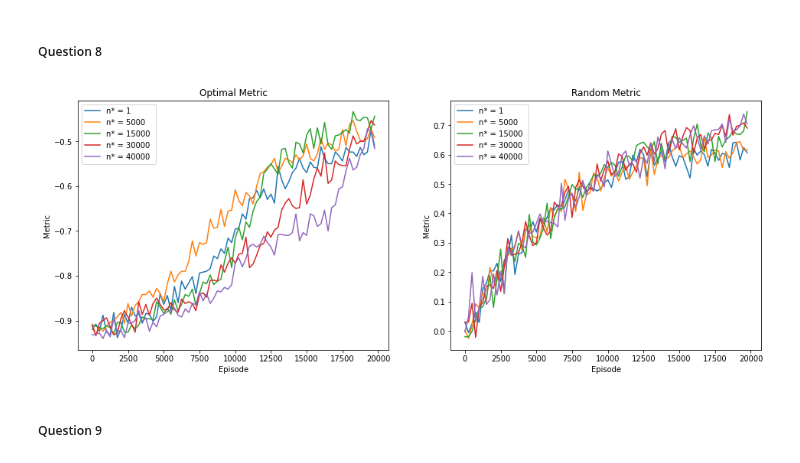
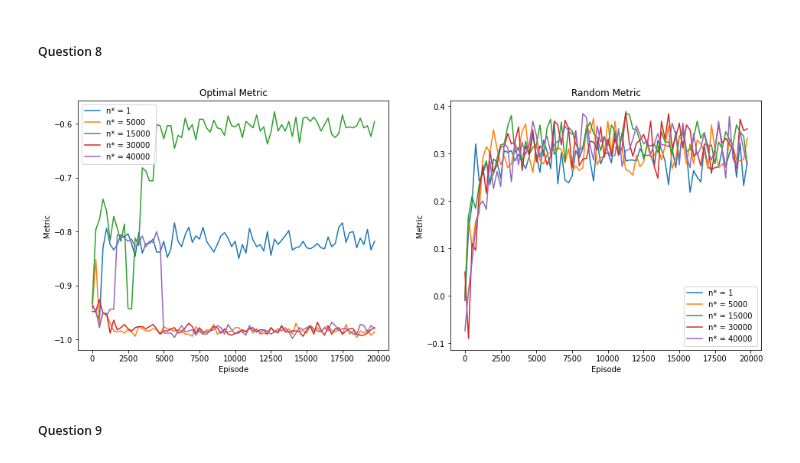
Before and after one commit to mikqs/rl-tic-tac-toe, a Jupyter notebook: 322190_325932.ipynb, the cells around one changed output. Saved outputs shown, nothing was run; the diff lists cells and outputs as text; code cells hidden in the pictures.

```diff
--- a/322190_325932.ipynb
+++ b/322190_325932.ipynb
@@ -50,9 +50,6 @@ class RlAgent():
         # Actions take values between 0 and 9 representing the possible positions on the board
         self.list_of_possible_actions: List[int] = []
 
-        # Initialize the current reward
-        self.reward = 0
-
         # Update current episode number
         self.current_episode = 0
 
@@ -74,9 +71,6 @@ class RlAgent():
         self._update_board(board)
         self._update_list_of_possible_actions()
 
-    def observe_reward(self, reward):
-        # Observe the current reward from the environment
-        self._update_reward(reward)
 
     def update_nb_of_episode_played(self, episode_number):
         self.current_episode = episode_number
@@ -101,7 +95,7 @@ class RlAgent():
         else:
             return self._choose_best_action(current_state)
 
-    def update_q_table(self, current_board_config, current_action, next_board_config, terminal_state = False):
+    def update_q_table(self, current_board_config, current_action, current_reward, next_board_config, terminal_state = False):
         # update the q_table
         current_state = self.get_state_key(current_board_config)
         next_state = self.get_state_key(next_board_config)
@@ -112,9 +106,9 @@ class RlAgent():
 
         if not terminal_state:
             best_action = self._choose_best_action(next_state)
-            self.q_table[current_state][current_action] = self.q_table[current_state][current_action] + self.learning_rate*(self.reward + self.discount_factor*(self.q_table[next_state][best_action]) - self.q_table[current_state][current_action])
+            self.q_table[current_state][current_action] = self.q_table[current_state][current_action] + self.learning_rate*(current_reward + self.discount_factor*(self.q_table[next_state][best_action]) - self.q_table[current_state][current_action])
         else:
-            self.q_table[current_state][current_action] = self.q_table[current_state][current_action] + self.learning_rate*(self.reward - self.q_table[current_state][current_action])
+            self.q_table[current_state][current_action] = self.q_table[current_state][current_action] + self.learning_rate*(current_reward - self.q_table[current_state][current_action])
 
     def _update_board(self, board):
         # Get's the latest board configuration from the Game
@@ -129,10 +123,6 @@ class RlAgent():
                 available_actions.append(i)
         self.list_of_possible_actions = available_actions
         return self.list_of_possible_actions
-
-    def _update_reward(self, reward):
-        # Updates the current reward
-        self.reward = reward
 
     def _choose_best_action(self, current_state):
         self._create_new_state_entries_if_needed(current_state)
@@ -618,40 +589,36 @@ for epsilon in list_of_epsilons:
 # %%
 # Training by playing against it self with decreasing epsilon (Question 8)
 
 # RL Hyper-params
 number_of_episodes = 20000
 epsilon_min,epsilon_max = 0.1, 0.8
 
 # Environment
 environment = TictactoeEnv()
 
 # plots
 fig, axes = plt.subplots(1,2,figsize=(16,6))
 axes[0].set_title("Optimal Metric")
 axes[1].set_title("Random Metric")
 
 list_of_number_of_exploratory_games = [1,5000,15000,30000,40000]
 
 # Define the best player agent
-best_player_agent = None
 max_m_opts = {}
 max_m_rands = {}
+players = {}
 for number_of_exploratory_games in list_of_number_of_exploratory_games:
 # Train and get the M_opt and M_rand for a number of exploratory games
     epsilon = lambda n: max(epsilon_min, epsilon_max*(1-(n/number_of_exploratory_games)))
     player_rl_agent, m_opt, m_rand = train_rl_agent_self_learning(environment, number_of_episodes=number_of_episodes,epsilon=epsilon, test_episode=250)
 
-    # Choose a player for evaluation
-    if m_opt[-1]>best_m_opt:
-        best_player_agent = player_rl_agent
-        best_m_opt = m_opt[-1]
-
     plot_metrics(number_of_episodes,m_opt, axes[0],label= f"n* = {number_of_exploratory_games} ")
     plot_metrics(number_of_episodes,m_rand, axes[1],label= f"n* = {number_of_exploratory_games} ")
     max_m_opts[number_of_exploratory_games] = np.max(m_opt)
     max_m_rands[number_of_exploratory_games] = np.max(m_rand)
+    players[number_of_exploratory_games] = player_rl_agent
 # %% [output]
-[figure, old version]
+[figure, new version]
 # %% [markdown]
 ##### Question 9
 # %%
```
Also changed, not shown: parts of 12 cells of this notebook.
